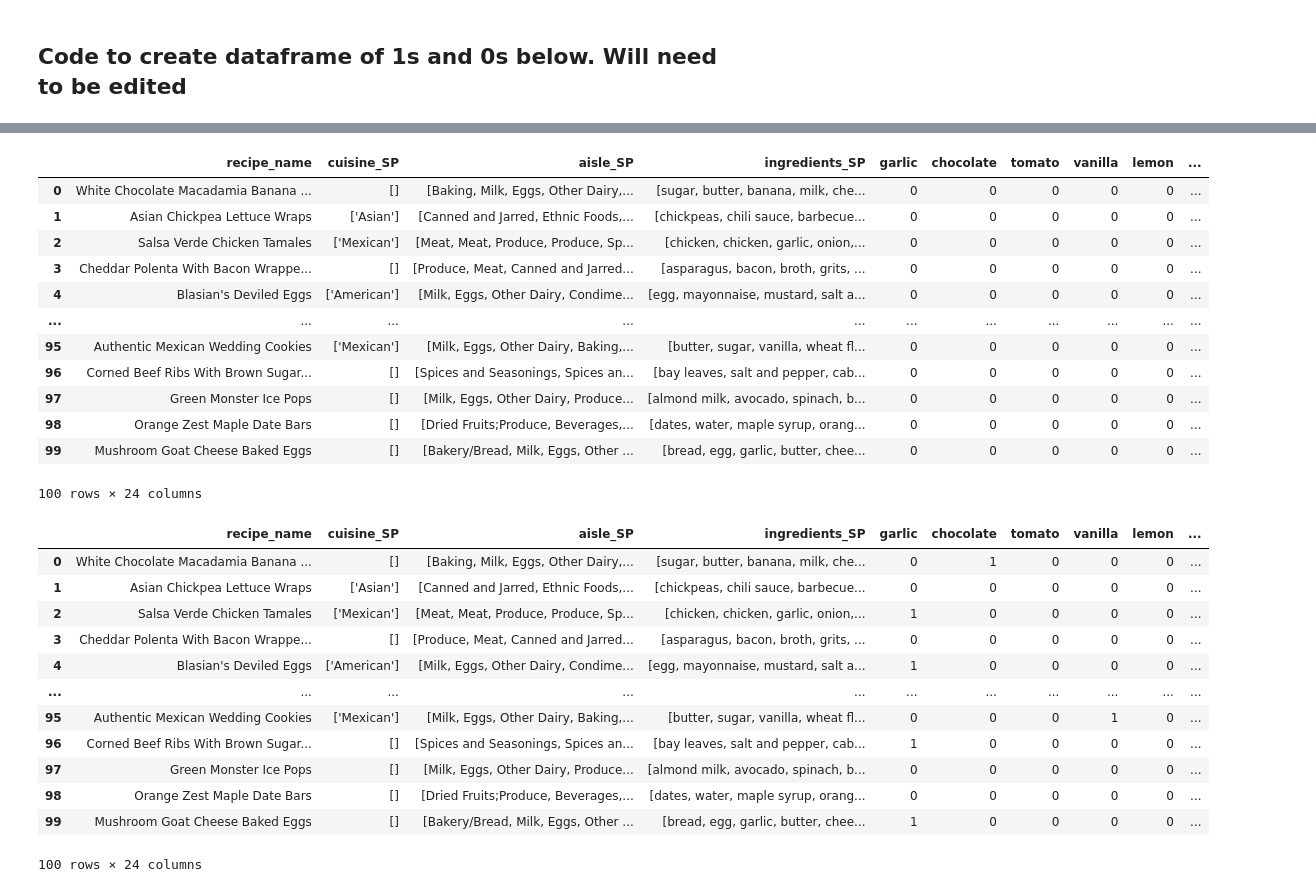
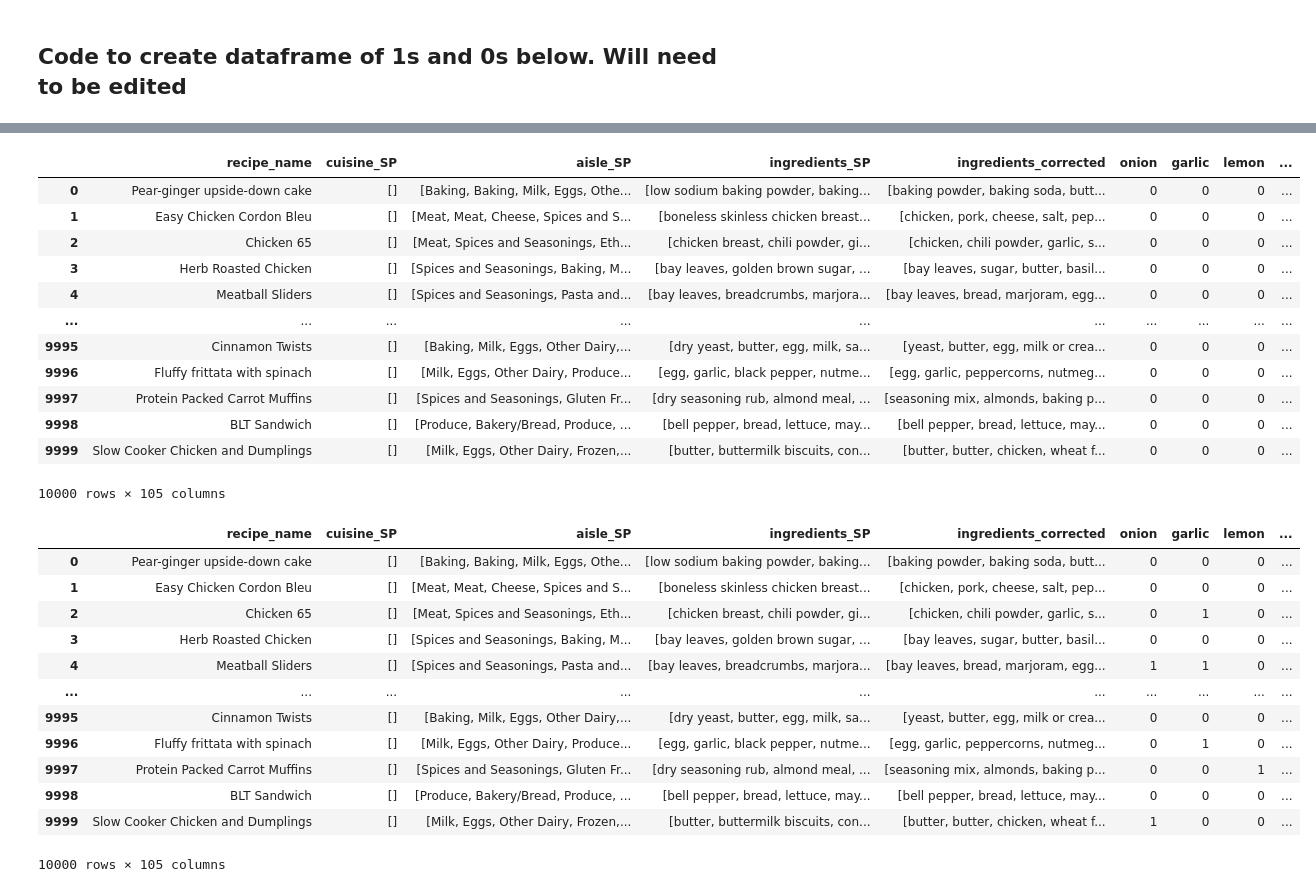
Before and after one commit to ccwillmore/Recipe_project, a Jupyter notebook: secondary_processing_dataframe_master.ipynb, the cells around one changed output, grey strips where cells are left out. Saved outputs shown, nothing was run; the diff lists cells and outputs as text; code cells hidden in the pictures.

```diff
--- a/secondary_processing_dataframe_master.ipynb
+++ b/secondary_processing_dataframe_master.ipynb
@@ -101,10 +449,23 @@ ing_groups.to_csv('master_ingredient_dataframe.csv')
+# %%
+top_100_ingredients = ['onion','garlic','lemon','bell pepper', 'tomato', 'italian cheese', 'parsley', 'cinnamon', 'corn',
+                       'broth', 'ginger', 'lime', 'vinegar', 'thyme','basil', 'fresh pepper', 'cilantro','chili powder',
+                       'yogurt', 'bacon', 'hot sauce or salsa','nutmeg', 'soy sauce', 'cayenne', 'shallot',
+                       'mediterranean cheese', 'coconut', 'coffee', 'bay leaves', 'oregano', 'tomato sauce', 'paprika',
+                       'prepared mustard', 'mint', 'avocado', 'rosemary', 'chives', 'worcestershire sauce', 'curry',
+                       'turmeric', 'barbecue sauce', 'dill', 'mango', 'mustard seed', 'chickpea', 'coriander', 'sage', 'dates',
+                       'olives','raisin', 'ketchup', 'italian cured meat','fresh chile', 'sesame seeds', 'clove', 'flaxseed',
+                       'beer', 'cardomom', 'allspice', 'capers', 'fennel', 'molasses', 'masala', 'tofu', 'dried chile',
+                       'plantain', 'fish sauce', 'enchilada sauce', 'grits', 'tarragon', 'leek', 'marjoram', 'liquid smoke',
+                       'purple plum', 'peppermint extract', 'sunflower kernels', 'rhubarb','wonton wrappers', 'polenta',
+                       'lentils', 'tahini','pumpkin pie spice', 'celery salt', 'pumpkin seeds', 'poppy seeds','horseradish',
+                       'daikon radish', 'teriyaki sauce', 'parsnip', 'blackeyed peas', 'hoisin sauce', 'saffron', 'asafoetida',
+                       'creme fraiche', 'mexican cheese', 'celery seed', 'maple', 'tamari', 'marsala', 'herbes de provence']
 # %% [markdown]
 ### Code to apply regex will go below here
 # %% [markdown]
 ## Code to create dataframe of 1s and 0s below.  Will need to be edited
 # %%
-for index, row in enumerate(ing_groups.index):
-    if index < 20:
-        data_df[row] = 0
+for row in (top_100_ingredients):
+    data_df[row] = 0
 data_df.columns
 # %% [output]
@@ -117,40 +480,40 @@ Index(['recipe_name', 'cuisine_SP', 'aisle_SP', 'ingredients_SP', 'garlic',
 # %%
 data_df
 # %% [output]
-|  | recipe_name | cuisine_SP | aisle_SP | ingredients_SP | garlic | chocolate | tomato | vanilla | lemon | ... |
-| 0 | White Chocolate Macadamia Banana ... | [] | [Baking, Milk, Eggs, Other Dairy,... | [sugar, butter, banana, milk, che... | 0 | 0 | 0 | 0 | 0 | ... |
-| 1 | Asian Chickpea Lettuce Wraps | ['Asian'] | [Canned and Jarred, Ethnic Foods,... | [chickpeas, chili sauce, barbecue... | 0 | 0 | 0 | 0 | 0 | ... |
-| 2 | Salsa Verde Chicken Tamales | ['Mexican'] | [Meat, Meat, Produce, Produce, Sp... | [chicken, chicken, garlic, onion,... | 0 | 0 | 0 | 0 | 0 | ... |
-| 3 | Cheddar Polenta With Bacon Wrappe... | [] | [Produce, Meat, Canned and Jarred... | [asparagus, bacon, broth, grits, ... | 0 | 0 | 0 | 0 | 0 | ... |
-| 4 | Blasian's Deviled Eggs | ['American'] | [Milk, Eggs, Other Dairy, Condime... | [egg, mayonnaise, mustard, salt a... | 0 | 0 | 0 | 0 | 0 | ... |
-| ... | ... | ... | ... | ... | ... | ... | ... | ... | ... | ... |
-| 95 | Authentic Mexican Wedding Cookies | ['Mexican'] | [Milk, Eggs, Other Dairy, Baking,... | [butter, sugar, vanilla, wheat fl... | 0 | 0 | 0 | 0 | 0 | ... |
-| 96 | Corned Beef Ribs With Brown Sugar... | [] | [Spices and Seasonings, Spices an... | [bay leaves, salt and pepper, cab... | 0 | 0 | 0 | 0 | 0 | ... |
-| 97 | Green Monster Ice Pops | [] | [Milk, Eggs, Other Dairy, Produce... | [almond milk, avocado, spinach, b... | 0 | 0 | 0 | 0 | 0 | ... |
-| 98 | Orange Zest Maple Date Bars | [] | [Dried Fruits;Produce, Beverages,... | [dates, water, maple syrup, orang... | 0 | 0 | 0 | 0 | 0 | ... |
-| 99 | Mushroom Goat Cheese Baked Eggs | [] | [Bakery/Bread, Milk, Eggs, Other ... | [bread, egg, garlic, butter, chee... | 0 | 0 | 0 | 0 | 0 | ... |
+|  | recipe_name | cuisine_SP | aisle_SP | ingredients_SP | ingredients_corrected | onion | garlic | lemon | ... |
+| 0 | Pear-ginger upside-down cake | [] | [Baking, Baking, Milk, Eggs, Othe... | [low sodium baking powder, baking... | [baking powder, baking soda, butt... | 0 | 0 | 0 | ... |
+| 1 | Easy Chicken Cordon Bleu | [] | [Meat, Meat, Cheese, Spices and S... | [boneless skinless chicken breast... | [chicken, pork, cheese, salt, pep... | 0 | 0 | 0 | ... |
+| 2 | Chicken 65 | [] | [Meat, Spices and Seasonings, Eth... | [chicken breast, chili powder, gi... | [chicken, chili powder, garlic, s... | 0 | 0 | 0 | ... |
+| 3 | Herb Roasted Chicken | [] | [Spices and Seasonings, Baking, M... | [bay leaves, golden brown sugar, ... | [bay leaves, sugar, butter, basil... | 0 | 0 | 0 | ... |
+| 4 | Meatball Sliders | [] | [Spices and Seasonings, Pasta and... | [bay leaves, breadcrumbs, marjora... | [bay leaves, bread, marjoram, egg... | 0 | 0 | 0 | ... |
+| ... | ... | ... | ... | ... | ... | ... | ... | ... | ... |
+| 9995 | Cinnamon Twists | [] | [Baking, Milk, Eggs, Other Dairy,... | [dry yeast, butter, egg, milk, sa... | [yeast, butter, egg, milk or crea... | 0 | 0 | 0 | ... |
+| 9996 | Fluffy frittata with spinach | [] | [Milk, Eggs, Other Dairy, Produce... | [egg, garlic, black pepper, nutme... | [egg, garlic, peppercorns, nutmeg... | 0 | 0 | 0 | ... |
+| 9997 | Protein Packed Carrot Muffins | [] | [Spices and Seasonings, Gluten Fr... | [dry seasoning rub, almond meal, ... | [seasoning mix, almonds, baking p... | 0 | 0 | 0 | ... |
+| 9998 | BLT Sandwich | [] | [Produce, Bakery/Bread, Produce, ... | [bell pepper, bread, lettuce, may... | [bell pepper, bread, lettuce, may... | 0 | 0 | 0 | ... |
+| 9999 | Slow Cooker Chicken and Dumplings | [] | [Milk, Eggs, Other Dairy, Frozen,... | [butter, buttermilk biscuits, con... | [butter, butter, chicken, wheat f... | 0 | 0 | 0 | ... |
-100 rows × 24 columns
+10000 rows × 105 columns
 # %%
 # Assigning 1 or 0 if ingredient is in ingredient list
 indexes = data_df.index.values.tolist()
 for index in indexes:
     for col_name in data_df.columns:
-        if col_name in data_df.ingredients_SP[index]:
+        if col_name in data_df.ingredients_corrected[index]:
             data_df.loc[index,col_name] = 1
 data_df
 # %% [output]
-|  | recipe_name | cuisine_SP | aisle_SP | ingredients_SP | garlic | chocolate | tomato | vanilla | lemon | ... |
-| 0 | White Chocolate Macadamia Banana ... | [] | [Baking, Milk, Eggs, Other Dairy,... | [sugar, butter, banana, milk, che... | 0 | 1 | 0 | 0 | 0 | ... |
-| 1 | Asian Chickpea Lettuce Wraps | ['Asian'] | [Canned and Jarred, Ethnic Foods,... | [chickpeas, chili sauce, barbecue... | 0 | 0 | 0 | 0 | 0 | ... |
-| 2 | Salsa Verde Chicken Tamales | ['Mexican'] | [Meat, Meat, Produce, Produce, Sp... | [chicken, chicken, garlic, onion,... | 1 | 0 | 0 | 0 | 0 | ... |
-| 3 | Cheddar Polenta With Bacon Wrappe... | [] | [Produce, Meat, Canned and Jarred... | [asparagus, bacon, broth, grits, ... | 0 | 0 | 0 | 0 | 0 | ... |
-| 4 | Blasian's Deviled Eggs | ['American'] | [Milk, Eggs, Other Dairy, Condime... | [egg, mayonnaise, mustard, salt a... | 1 | 0 | 0 | 0 | 0 | ... |
-| ... | ... | ... | ... | ... | ... | ... | ... | ... | ... | ... |
-| 95 | Authentic Mexican Wedding Cookies | ['Mexican'] | [Milk, Eggs, Other Dairy, Baking,... | [butter, sugar, vanilla, wheat fl... | 0 | 0 | 0 | 1 | 0 | ... |
-| 96 | Corned Beef Ribs With Brown Sugar... | [] | [Spices and Seasonings, Spices an... | [bay leaves, salt and pepper, cab... | 1 | 0 | 0 | 0 | 0 | ... |
-| 97 | Green Monster Ice Pops | [] | [Milk, Eggs, Other Dairy, Produce... | [almond milk, avocado, spinach, b... | 0 | 0 | 0 | 0 | 0 | ... |
-| 98 | Orange Zest Maple Date Bars | [] | [Dried Fruits;Produce, Beverages,... | [dates, water, maple syrup, orang... | 0 | 0 | 0 | 0 | 0 | ... |
-| 99 | Mushroom Goat Cheese Baked Eggs | [] | [Bakery/Bread, Milk, Eggs, Other ... | [bread, egg, garlic, butter, chee... | 1 | 0 | 0 | 0 | 0 | ... |
+|  | recipe_name | cuisine_SP | aisle_SP | ingredients_SP | ingredients_corrected | onion | garlic | lemon | ... |
+| 0 | Pear-ginger upside-down cake | [] | [Baking, Baking, Milk, Eggs, Othe... | [low sodium baking powder, baking... | [baking powder, baking soda, butt... | 0 | 0 | 0 | ... |
+| 1 | Easy Chicken Cordon Bleu | [] | [Meat, Meat, Cheese, Spices and S... | [boneless skinless chicken breast... | [chicken, pork, cheese, salt, pep... | 0 | 0 | 0 | ... |
+| 2 | Chicken 65 | [] | [Meat, Spices and Seasonings, Eth... | [chicken breast, chili powder, gi... | [chicken, chili powder, garlic, s... | 0 | 1 | 0 | ... |
+| 3 | Herb Roasted Chicken | [] | [Spices and Seasonings, Baking, M... | [bay leaves, golden brown sugar, ... | [bay leaves, sugar, butter, basil... | 0 | 0 | 0 | ... |
+| 4 | Meatball Sliders | [] | [Spices and Seasonings, Pasta and... | [bay leaves, breadcrumbs, marjora... | [bay leaves, bread, marjoram, egg... | 1 | 1 | 0 | ... |
+| ... | ... | ... | ... | ... | ... | ... | ... | ... | ... |
+| 9995 | Cinnamon Twists | [] | [Baking, Milk, Eggs, Other Dairy,... | [dry yeast, butter, egg, milk, sa... | [yeast, butter, egg, milk or crea... | 0 | 0 | 0 | ... |
+| 9996 | Fluffy frittata with spinach | [] | [Milk, Eggs, Other Dairy, Produce... | [egg, garlic, black pepper, nutme... | [egg, garlic, peppercorns, nutmeg... | 0 | 1 | 0 | ... |
+| 9997 | Protein Packed Carrot Muffins | [] | [Spices and Seasonings, Gluten Fr... | [dry seasoning rub, almond meal, ... | [seasoning mix, almonds, baking p... | 0 | 0 | 1 | ... |
+| 9998 | BLT Sandwich | [] | [Produce, Bakery/Bread, Produce, ... | [bell pepper, bread, lettuce, may... | [bell pepper, bread, lettuce, may... | 0 | 0 | 0 | ... |
+| 9999 | Slow Cooker Chicken and Dumplings | [] | [Milk, Eggs, Other Dairy, Frozen,... | [butter, buttermilk biscuits, con... | [butter, butter, chicken, wheat f... | 1 | 0 | 0 | ... |
-100 rows × 24 columns
+10000 rows × 105 columns
 # %%
 # Dropping columns. Cleaning data for machine learning
```
Also changed, not shown: parts of 9 cells of this notebook.
